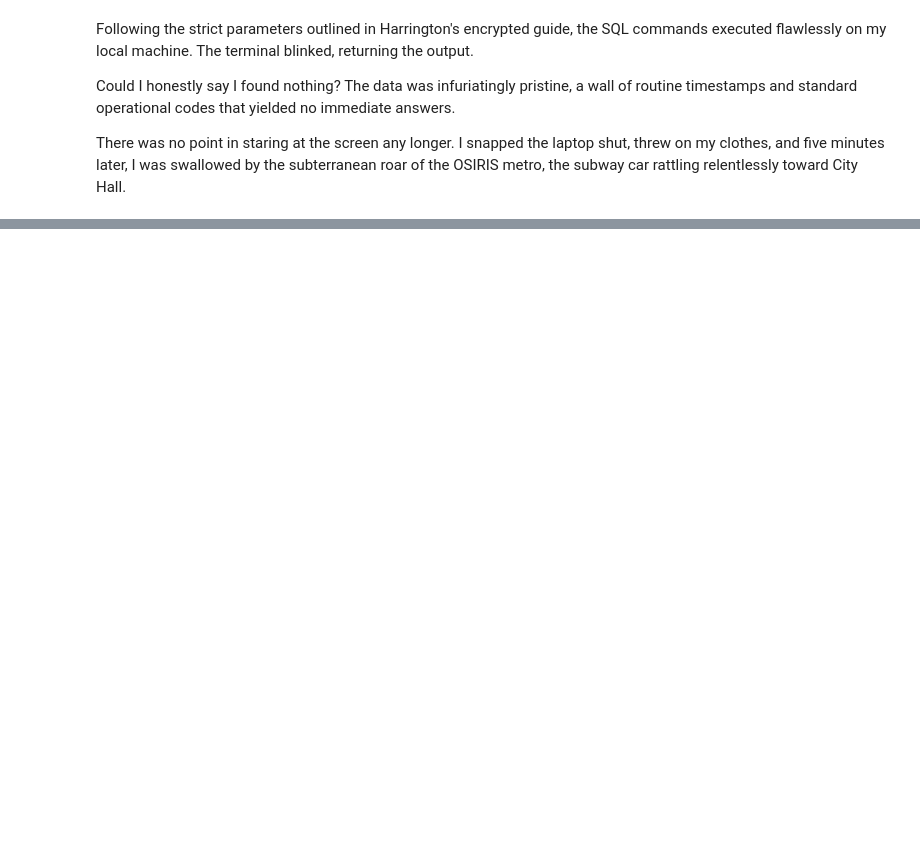
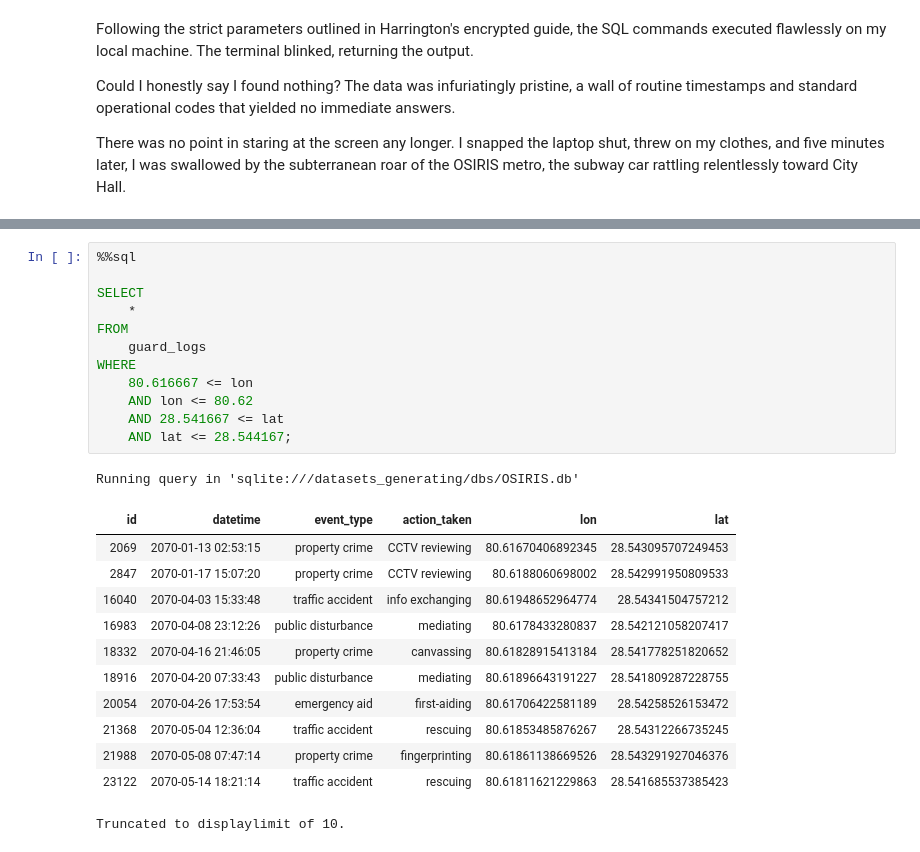
Before and after one commit to Zeyu-Xie/The-4th-Prompt-A-SQL-Investigation, a Jupyter notebook: story.ipynb, the cells around one changed output, grey strips where cells are left out. Drawn from its saved outputs; the diff is of its cells as text; blank space fills up the shorter version.

```diff
--- a/story.ipynb
+++ b/story.ipynb
@@ -73,0 +107,26 @@ There was no point in staring at the screen any longer. I snapped the laptop shu
+# %%
+%%sql
+
+SELECT
+    *
+FROM
+    guard_logs
+WHERE
+    80.616667 <= lon
+    AND lon <= 80.62
+    AND 28.541667 <= lat
+    AND lat <= 28.544167;
+# %% [output]
+Running query in 'sqlite:///datasets_generating/dbs/OSIRIS.db'
+| id | datetime | event_type | action_taken | lon | lat |
+| 2069 | 2070-01-13 02:53:15 | property crime | CCTV reviewing | 80.61670406892345 | 28.543095707249453 |
+| 2847 | 2070-01-17 15:07:20 | property crime | CCTV reviewing | 80.6188060698002 | 28.542991950809533 |
+| 16040 | 2070-04-03 15:33:48 | traffic accident | info exchanging | 80.61948652964774 | 28.54341504757212 |
+| 16983 | 2070-04-08 23:12:26 | public disturbance | mediating | 80.6178433280837 | 28.542121058207417 |
+| 18332 | 2070-04-16 21:46:05 | property crime | canvassing | 80.61828915413184 | 28.541778251820652 |
+| 18916 | 2070-04-20 07:33:43 | public disturbance | mediating | 80.61896643191227 | 28.541809287228755 |
+| 20054 | 2070-04-26 17:53:54 | emergency aid | first-aiding | 80.61706422581189 | 28.54258526153472 |
+| 21368 | 2070-05-04 12:36:04 | traffic accident | rescuing | 80.61853485876267 | 28.54312266735245 |
+| 21988 | 2070-05-08 07:47:14 | property crime | fingerprinting | 80.61861138669526 | 28.543291927046376 |
+| 23122 | 2070-05-14 18:21:14 | traffic accident | rescuing | 80.61811621229863 | 28.541685537385423 |
+Truncated to displaylimit of 10.
```
Also changed, not shown: parts of 62 cells of this notebook, 2 other files.
